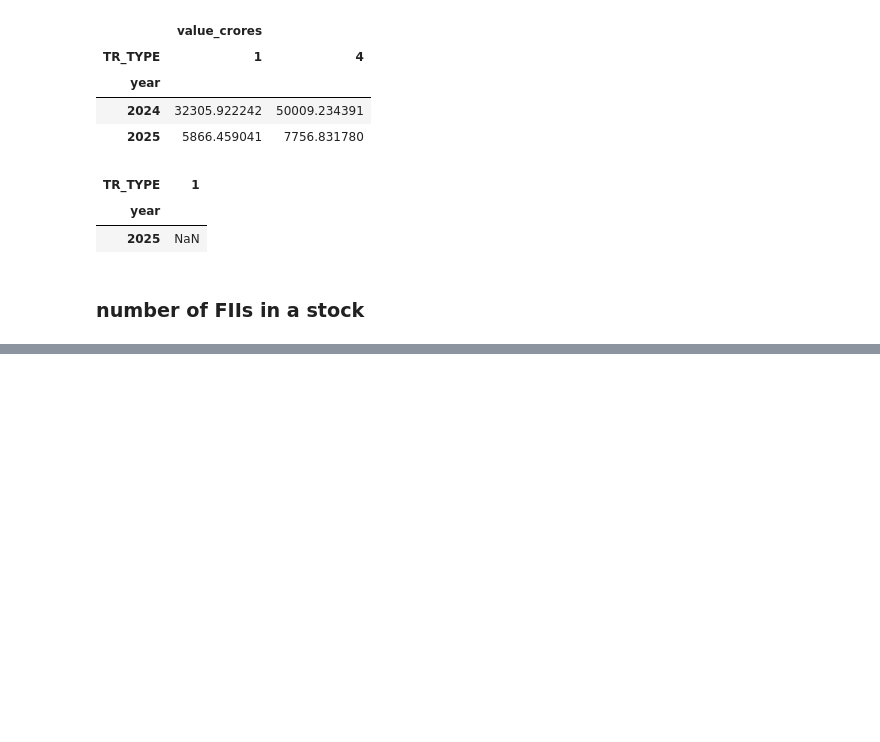
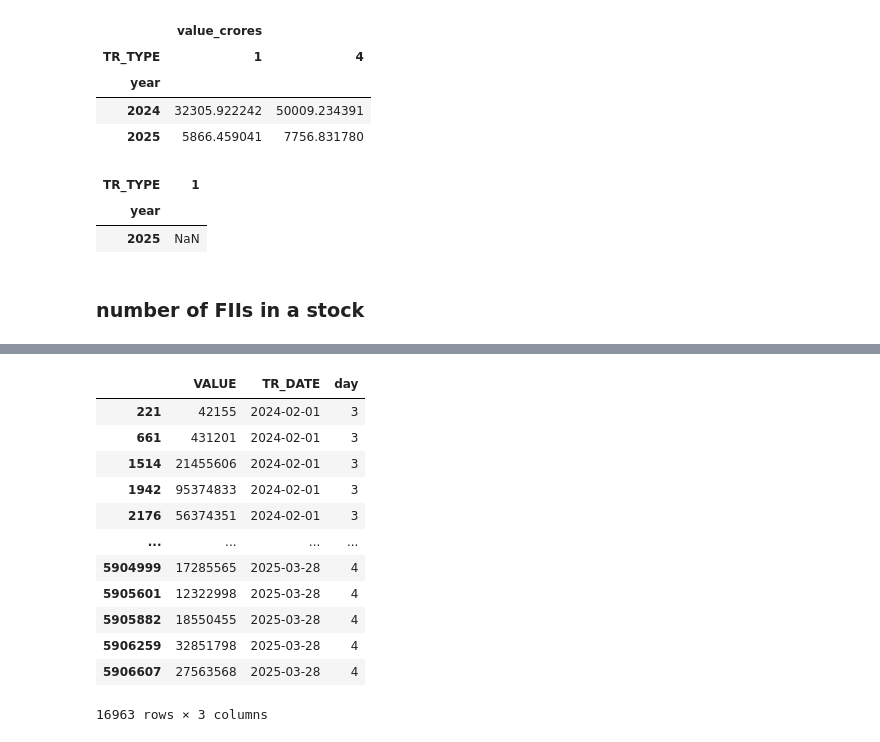
Before and after one commit to shettysandeep/nsdl-fpi, a Jupyter notebook: nsdl_data.ipynb, the cells around one changed output, grey strips where cells are left out. Saved outputs shown, nothing was run; the diff lists cells and outputs as text; code cells hidden in the pictures; blank space fills up the shorter version.

```diff
--- a/nsdl_data.ipynb
+++ b/nsdl_data.ipynb
@@ -467,0 +497,16 @@ dt.rename(columns={1:"Buy", 4:"Sell"})
+# %%
+dat1
+# %% [output]
+|  | VALUE | TR_DATE | day |
+| 221 | 42155 | 2024-02-01 | 3 |
+| 661 | 431201 | 2024-02-01 | 3 |
+| 1514 | 21455606 | 2024-02-01 | 3 |
+| 1942 | 95374833 | 2024-02-01 | 3 |
+| 2176 | 56374351 | 2024-02-01 | 3 |
+| ... | ... | ... | ... |
+| 5904999 | 17285565 | 2025-03-28 | 4 |
+| 5905601 | 12322998 | 2025-03-28 | 4 |
+| 5905882 | 18550455 | 2025-03-28 | 4 |
+| 5906259 | 32851798 | 2025-03-28 | 4 |
+| 5906607 | 27563568 | 2025-03-28 | 4 |
+16963 rows × 3 columns
```
Also changed, not shown: parts of 25 cells of this notebook.
